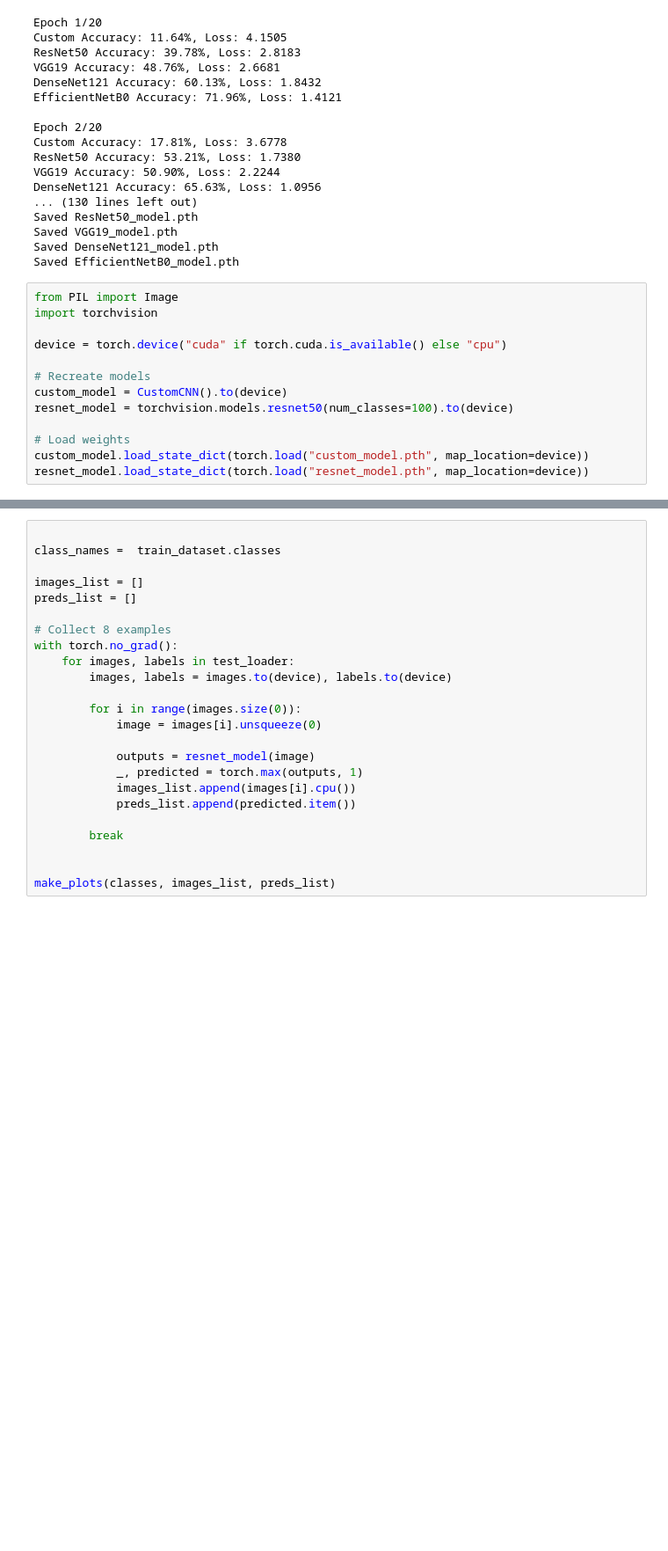
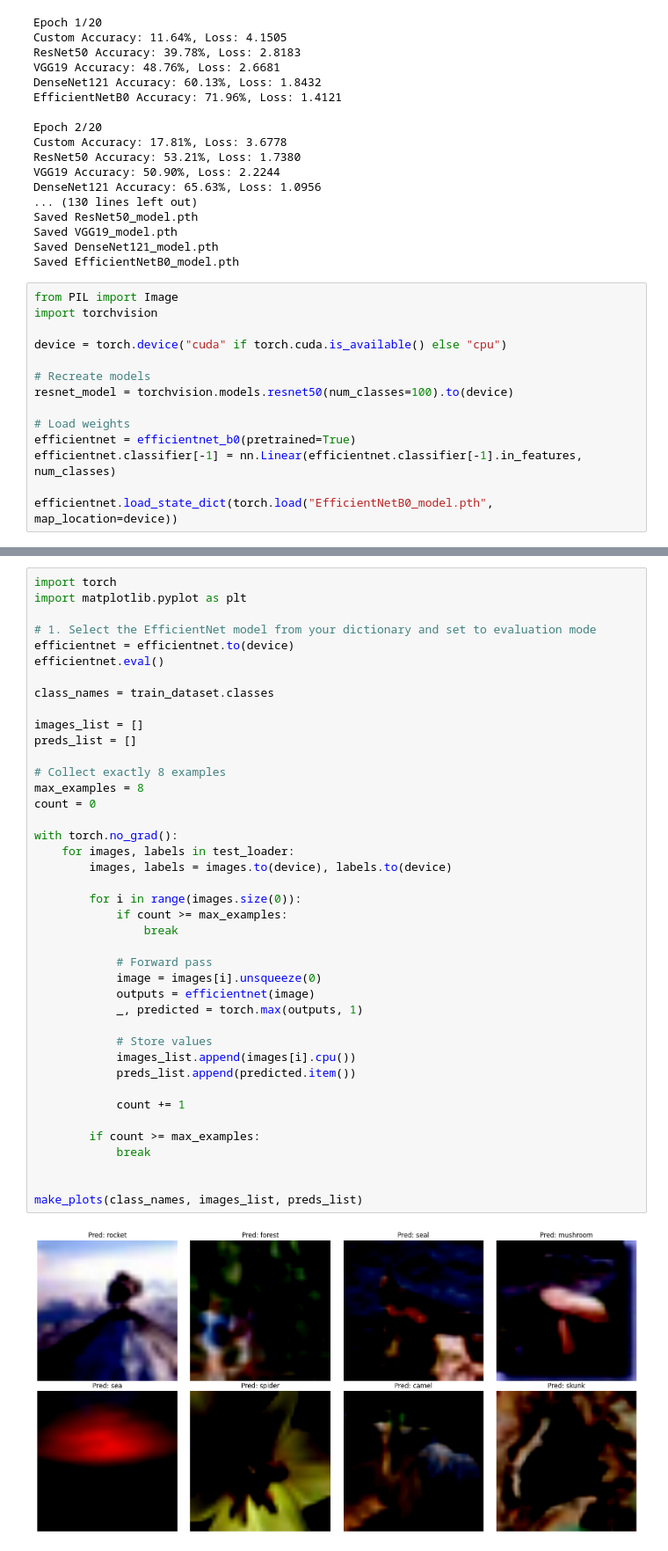
Before and after one commit to alhu22/DeepMachineLearning, a Jupyter notebook: Assignment1/notebook.ipynb, the cells around one changed output, grey strips where cells are left out. Shown at 88% size. Saved outputs shown, nothing was run; the diff lists cells and outputs as text; blank space fills up the shorter version.

```diff
--- a/Assignment1/notebook.ipynb
+++ b/Assignment1/notebook.ipynb
@@ -207,9 +207,10 @@ import torchvision
 device = torch.device("cuda" if torch.cuda.is_available() else "cpu")
 
 # Recreate models
-custom_model = CustomCNN().to(device)
 resnet_model = torchvision.models.resnet50(num_classes=100).to(device)
 
 # Load weights
-custom_model.load_state_dict(torch.load("custom_model.pth", map_location=device))
-resnet_model.load_state_dict(torch.load("resnet_model.pth", map_location=device))
+efficientnet = efficientnet_b0(pretrained=True)
+efficientnet.classifier[-1] = nn.Linear(efficientnet.classifier[-1].in_features, num_classes)
+
+efficientnet.load_state_dict(torch.load("EfficientNetB0_model.pth", map_location=device))
@@ -216,27 +219,46 @@ resnet_model.load_state_dict(torch.load("resnet_model.pth", map_location=device)
 # %%
+import torch
+import matplotlib.pyplot as plt
 
-class_names =  train_dataset.classes
+# 1. Select the EfficientNet model from your dictionary and set to evaluation mode
+efficientnet = efficientnet.to(device)
+efficientnet.eval()
+
+class_names = train_dataset.classes
 
 images_list = []
 preds_list = []
 
-# Collect 8 examples
+# Collect exactly 8 examples
+max_examples = 8
+count = 0
+
 with torch.no_grad():
     for images, labels in test_loader:
         images, labels = images.to(device), labels.to(device)
 
         for i in range(images.size(0)):
+            if count >= max_examples:
+                break
+
+            # Forward pass
             image = images[i].unsqueeze(0)
+            outputs = efficientnet(image)
+            _, predicted = torch.max(outputs, 1)
 
-            outputs = resnet_model(image)
-            _, predicted = torch.max(outputs, 1)
+            # Store values
             images_list.append(images[i].cpu())
             preds_list.append(predicted.item())
 
-        break
+            count += 1
+
+        if count >= max_examples:
+            break
 
 
-make_plots(classes, images_list, preds_list)
+make_plots(class_names, images_list, preds_list)
+# %% [output]
+[figure, added]
 # %%
 import json
 import matplotlib.pyplot as plt
```
Also changed, not shown: parts of 1 cell of this notebook.
